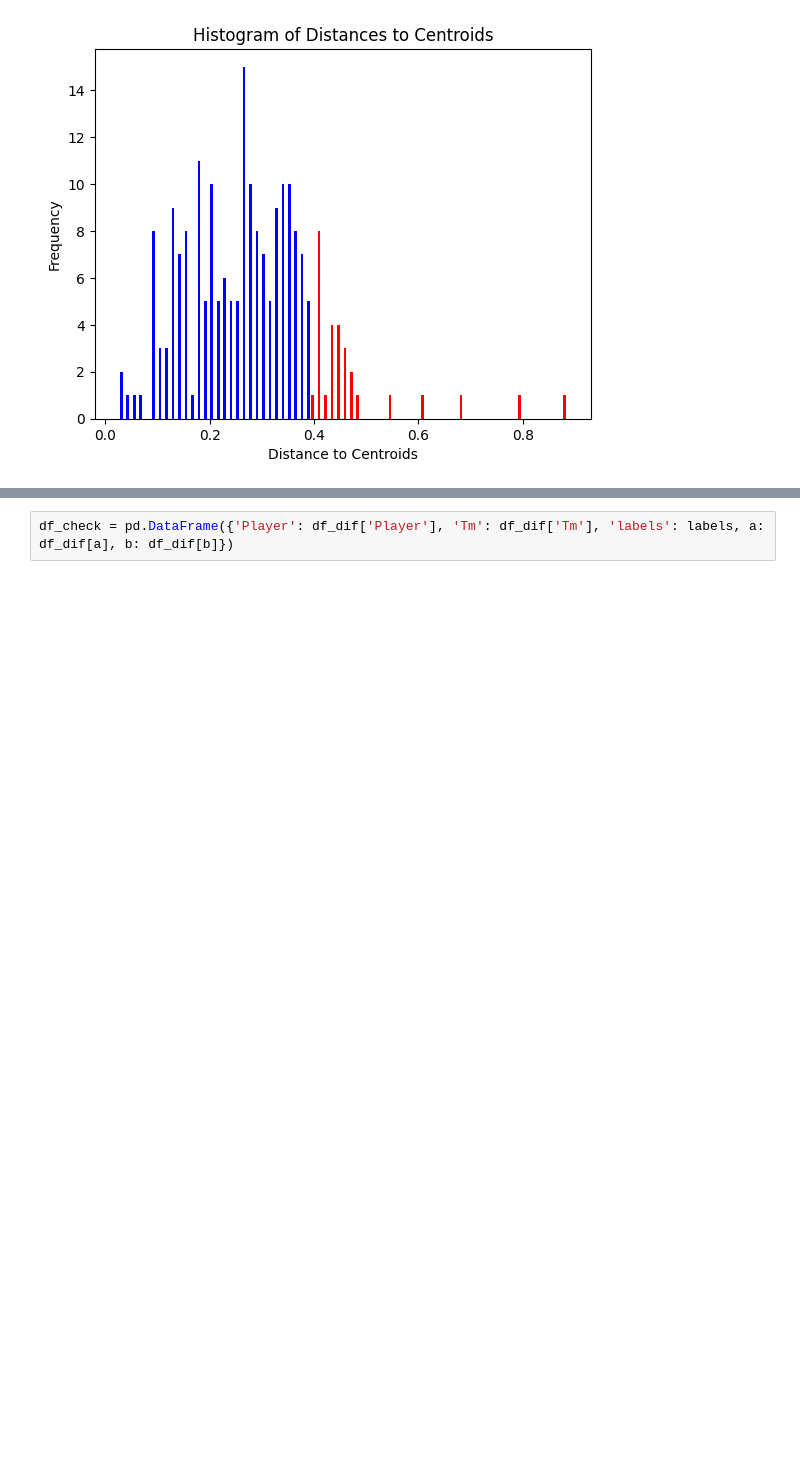
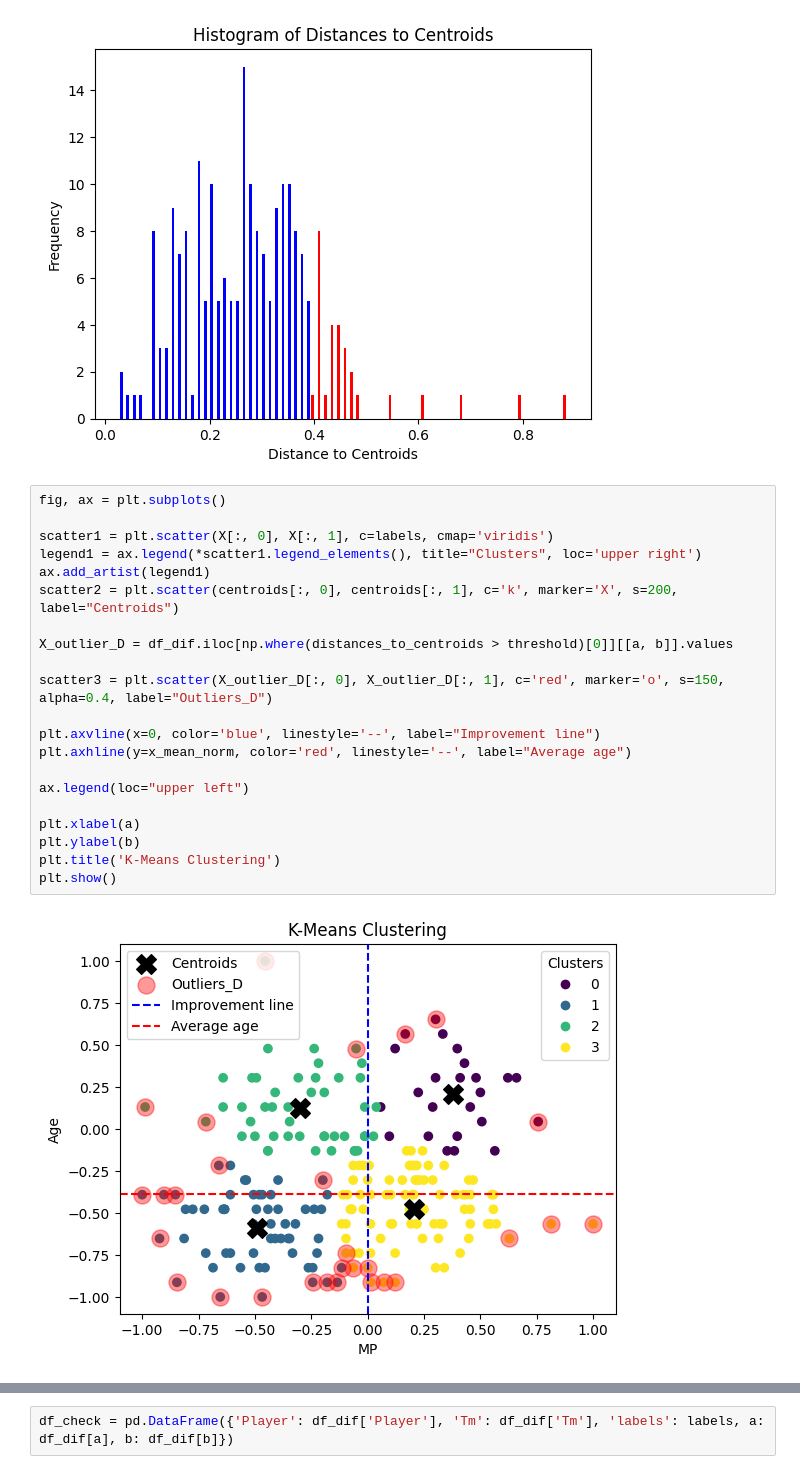
Before and after one commit to RoiRT/Anomalous_clustering_NBAplayers, a Jupyter notebook: IMDB.ipynb, the cells around one changed output, grey strips where cells are left out. Cells and saved outputs as stored; diff of their text form; blank space fills up the shorter version.

```diff
--- a/IMDB.ipynb
+++ b/IMDB.ipynb
@@ -133,3 +150,26 @@ plt.title('Histogram of Distances to Centroids')
 plt.show()
 # %% [output]
 [figure]
+# %%
+fig, ax = plt.subplots()
+
+scatter1 = plt.scatter(X[:, 0], X[:, 1], c=labels, cmap='viridis')
+legend1 = ax.legend(*scatter1.legend_elements(), title="Clusters", loc='upper right')
+ax.add_artist(legend1)
+scatter2 = plt.scatter(centroids[:, 0], centroids[:, 1], c='k', marker='X', s=200, label="Centroids")
+
+X_outlier_D = df_dif.iloc[np.where(distances_to_centroids > threshold)[0]][[a, b]].values
+
+scatter3 = plt.scatter(X_outlier_D[:, 0], X_outlier_D[:, 1], c='red', marker='o', s=150, alpha=0.4, label="Outliers_D")
+
+plt.axvline(x=0, color='blue', linestyle='--', label="Improvement line")
+plt.axhline(y=x_mean_norm, color='red', linestyle='--', label="Average age")
+
+ax.legend(loc="upper left")
+
+plt.xlabel(a)
+plt.ylabel(b)
+plt.title('K-Means Clustering')
+plt.show()
+# %% [output]
+[figure, added]
```
Also changed, not shown: parts of 17 cells of this notebook.
